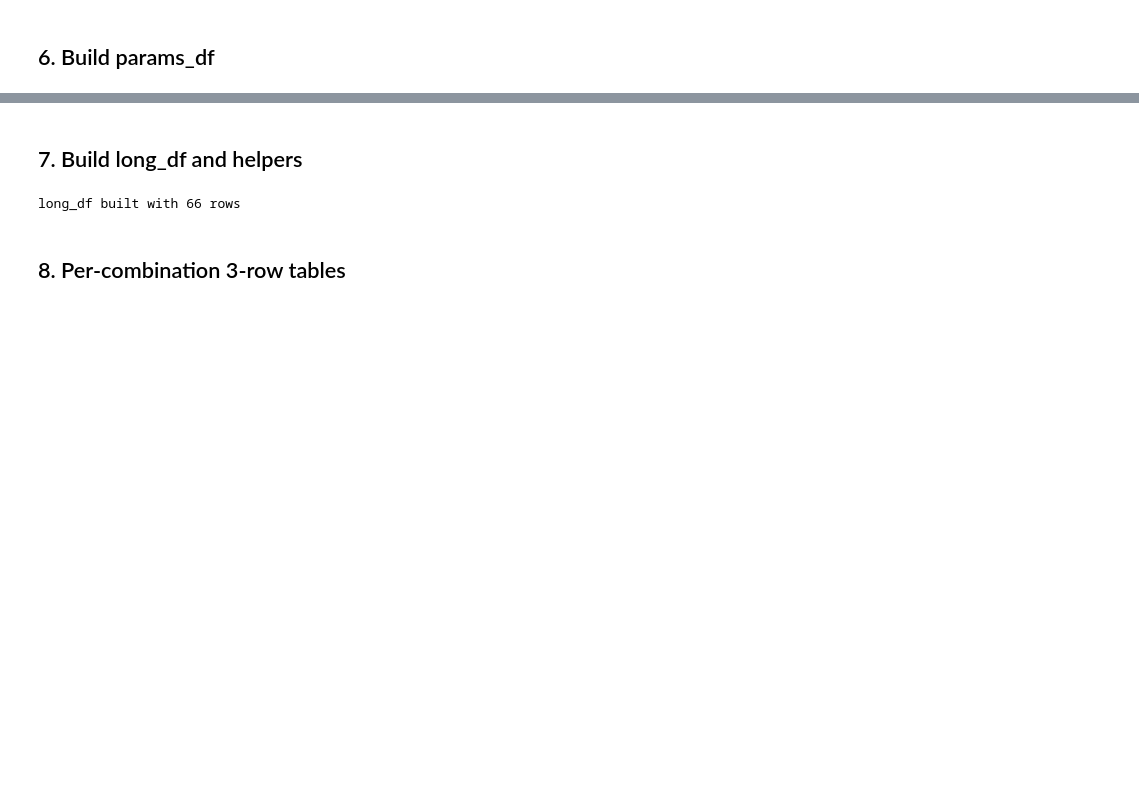
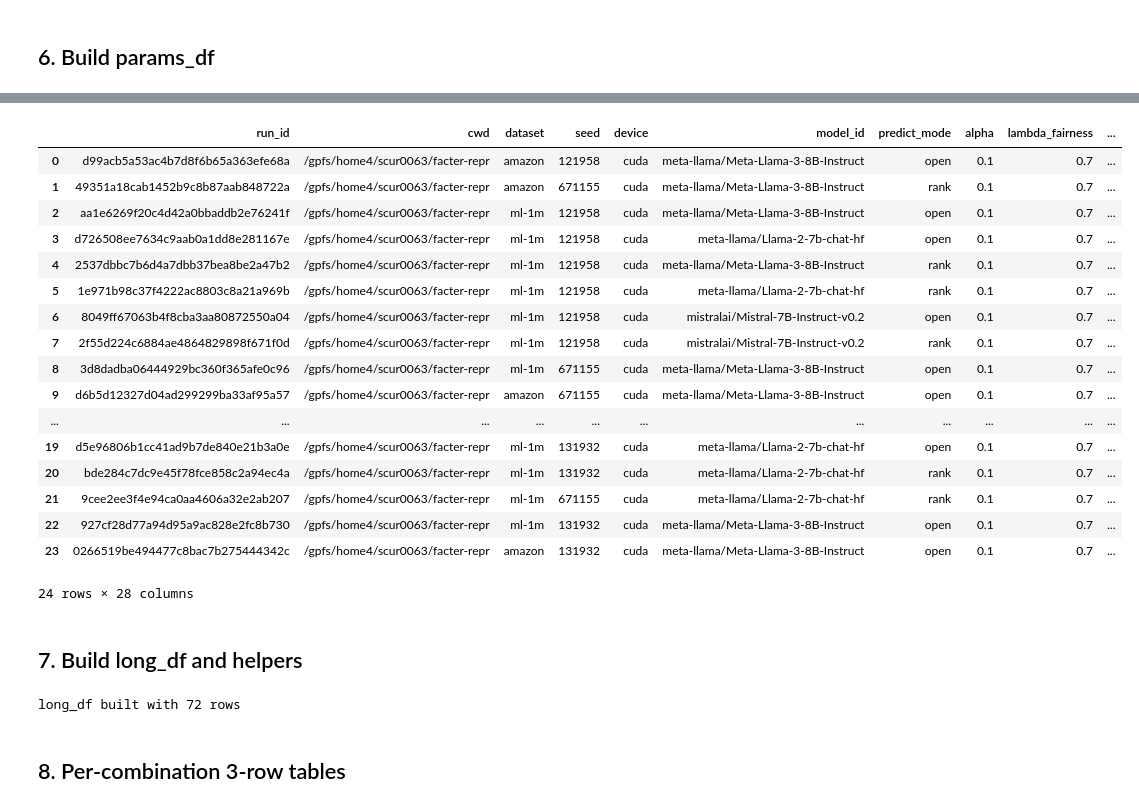
Before and after one commit to oscar-omlf/facter-repr, a Jupyter notebook: results_analysis.ipynb, the cells around one changed output, grey strips where cells are left out. Saved outputs shown, nothing was run; the diff lists cells and outputs as text; code cells hidden in the pictures; blank space fills up the shorter version.

```diff
--- a/results_analysis.ipynb
+++ b/results_analysis.ipynb
@@ -270,9 +176,30 @@ params_df shape: (22, 28)
+# %%
+display(params_df)
+# %% [output]
+|  | run_id | cwd | dataset | seed | device | model_id | predict_mode | alpha | lambda_fairness | ... |
+| 0 | d99acb5a53ac4b7d8f6b65a363efe68a | /gpfs/home4/scur0063/facter-repr | amazon | 121958 | cuda | meta-llama/Meta-Llama-3-8B-Instruct | open | 0.1 | 0.7 | ... |
+| 1 | 49351a18cab1452b9c8b87aab848722a | /gpfs/home4/scur0063/facter-repr | amazon | 671155 | cuda | meta-llama/Meta-Llama-3-8B-Instruct | rank | 0.1 | 0.7 | ... |
+| 2 | aa1e6269f20c4d42a0bbaddb2e76241f | /gpfs/home4/scur0063/facter-repr | ml-1m | 121958 | cuda | meta-llama/Meta-Llama-3-8B-Instruct | open | 0.1 | 0.7 | ... |
+| 3 | d726508ee7634c9aab0a1dd8e281167e | /gpfs/home4/scur0063/facter-repr | ml-1m | 121958 | cuda | meta-llama/Llama-2-7b-chat-hf | open | 0.1 | 0.7 | ... |
+| 4 | 2537dbbc7b6d4a7dbb37bea8be2a47b2 | /gpfs/home4/scur0063/facter-repr | ml-1m | 121958 | cuda | meta-llama/Meta-Llama-3-8B-Instruct | rank | 0.1 | 0.7 | ... |
+| 5 | 1e971b98c37f4222ac8803c8a21a969b | /gpfs/home4/scur0063/facter-repr | ml-1m | 121958 | cuda | meta-llama/Llama-2-7b-chat-hf | rank | 0.1 | 0.7 | ... |
+| 6 | 8049ff67063b4f8cba3aa80872550a04 | /gpfs/home4/scur0063/facter-repr | ml-1m | 121958 | cuda | mistralai/Mistral-7B-Instruct-v0.2 | open | 0.1 | 0.7 | ... |
+| 7 | 2f55d224c6884ae4864829898f671f0d | /gpfs/home4/scur0063/facter-repr | ml-1m | 121958 | cuda | mistralai/Mistral-7B-Instruct-v0.2 | rank | 0.1 | 0.7 | ... |
+| 8 | 3d8dadba06444929bc360f365afe0c96 | /gpfs/home4/scur0063/facter-repr | ml-1m | 671155 | cuda | meta-llama/Meta-Llama-3-8B-Instruct | open | 0.1 | 0.7 | ... |
+| 9 | d6b5d12327d04ad299299ba33af95a57 | /gpfs/home4/scur0063/facter-repr | amazon | 671155 | cuda | meta-llama/Meta-Llama-3-8B-Instruct | open | 0.1 | 0.7 | ... |
+| ... | ... | ... | ... | ... | ... | ... | ... | ... | ... | ... |
+| 19 | d5e96806b1cc41ad9b7de840e21b3a0e | /gpfs/home4/scur0063/facter-repr | ml-1m | 131932 | cuda | meta-llama/Llama-2-7b-chat-hf | open | 0.1 | 0.7 | ... |
+| 20 | bde284c7dc9e45f78fce858c2a94ec4a | /gpfs/home4/scur0063/facter-repr | ml-1m | 131932 | cuda | meta-llama/Llama-2-7b-chat-hf | rank | 0.1 | 0.7 | ... |
+| 21 | 9cee2ee3f4e94ca0aa4606a32e2ab207 | /gpfs/home4/scur0063/facter-repr | ml-1m | 671155 | cuda | meta-llama/Llama-2-7b-chat-hf | rank | 0.1 | 0.7 | ... |
+| 22 | 927cf28d77a94d95a9ac828e2fc8b730 | /gpfs/home4/scur0063/facter-repr | ml-1m | 131932 | cuda | meta-llama/Meta-Llama-3-8B-Instruct | open | 0.1 | 0.7 | ... |
+| 23 | 0266519be494477c8bac7b275444342c | /gpfs/home4/scur0063/facter-repr | amazon | 131932 | cuda | meta-llama/Meta-Llama-3-8B-Instruct | open | 0.1 | 0.7 | ... |
+24 rows × 28 columns
 # %% [markdown]
 ## 7. Build long_df and helpers
 # %%
 # Helpers and long-format build for final aggregates
 
-metrics_of_interest = ['ndcg_multi', 'ndcg_single', 'recall_multi', 'recall_single', 'SNSV', 'CFR', 'n_violations']
+metrics_of_interest = ['ndcg_multi', 'ndcg_single', 'recall_multi', 'recall_single', 'snsr', 'CFR', 'n_violations', 'Q0_violations']
 
 # Helper: find metric columns containing all terms (case-insensitive, skip *_mean/_std aggregates)
 def find_metric_cols(index_like_iterable, include_terms):
@@ -328,10 +255,10 @@ else:
             'ndcg_single': pick_baseline(row, 'baseline_neutral', ['ndcg', 'single']),
             'recall_multi': pick_baseline(row, 'baseline_neutral', ['recall', 'multi']),
             'recall_single': pick_baseline(row, 'baseline_neutral', ['recall', 'single']),
-            'SNSV': pick_baseline(row, 'baseline_neutral', ['snsv']),
-            'SNSV_gender': pick_baseline(row, 'baseline_neutral', ['snsv', 'gender']),
-            'SNSV_occupation': pick_baseline(row, 'baseline_neutral', ['snsv', 'occupation']),
-            'SNSV_age': pick_baseline(row, 'baseline_neutral', ['snsv', 'age']),
+            'snsr': pick_baseline(row, 'baseline_neutral', ['snsr']),
+            'snsr_gender': pick_baseline(row, 'baseline_neutral', ['snsr', 'gender']),
+            'snsr_occupation': pick_baseline(row, 'baseline_neutral', ['snsr', 'occupation']),
+            'snsr_age': pick_baseline(row, 'baseline_neutral', ['snsr', 'age']),
             'CFR': pick_baseline(row, 'baseline_neutral', ['cfr', 'all']),
             'CFR_gender': pick_baseline(row, 'baseline_neutral', ['cfr', 'gender']),
             'CFR_occupation': pick_baseline(row, 'baseline_neutral', ['cfr', 'occupation']),
@@ -340,6 +267,7 @@ else:
         if pd.isna(neutral['CFR']):
             neutral['CFR'] = pick_baseline(row, 'baseline_neutral', ['cfr'])
         neutral['n_violations'] = pick_baseline(row, 'baseline_neutral', ['n_violations'])
+        neutral['fixedQ0_corrected_violations'] = pick_baseline(row, 'baseline_neutral', ['violations', 'fixedq0', 'corrected'])
         records.append(neutral)
 
         # Baseline fair
@@ -349,10 +277,10 @@ else:
             'ndcg_single': pick_baseline(row, 'baseline_fair', ['ndcg', 'single']),
             'recall_multi': pick_baseline(row, 'baseline_fair', ['recall', 'multi']),
             'recall_single': pick_baseline(row, 'baseline_fair', ['recall', 'single']),
-            'SNSV': pick_baseline(row, 'baseline_fair', ['snsv']),
-            'SNSV_gender': pick_baseline(row, 'baseline_fair', ['snsv', 'gender']),
-            'SNSV_occupation': pick_baseline(row, 'baseline_fair', ['snsv', 'occupation']),
-            'SNSV_age': pick_baseline(row, 'baseline_fair', ['snsv', 'age']),
+            'snsr': pick_baseline(row, 'baseline_fair', ['snsr']),
+            'snsr_gender': pick_baseline(row, 'baseline_fair', ['snsr', 'gender']),
+            'snsr_occupation': pick_baseline(row, 'baseline_fair', ['snsr', 'occupation']),
+            'snsr_age': pick_baseline(row, 'baseline_fair', ['snsr', 'age']),
             'CFR': pick_baseline(row, 'baseline_fair', ['cfr', 'all']),
             'CFR_gender': pick_baseline(row, 'baseline_fair', ['cfr', 'gender']),
             'CFR_occupation': pick_baseline(row, 'baseline_fair', ['cfr', 'occupation']),
@@ -361,6 +289,7 @@ else:
         if pd.isna(fair['CFR']):
             fair['CFR'] = pick_baseline(row, 'baseline_fair', ['cfr'])
         fair['n_violations'] = pick_baseline(row, 'baseline_fair', ['n_violations'])
+        fair['fixedQ0_corrected_violations'] = pick_baseline(row, 'baseline_fair', ['violations', 'fixedq0', 'corrected'])
         records.append(fair)
 
         # FACTER (prefer iter3 then iter2/iter1/any)
@@ -370,15 +299,16 @@ else:
             'ndcg_single': ['ndcg', 'single'],
             'recall_multi': ['recall', 'multi'],
             'recall_single': ['recall', 'single'],
-            'SNSV': ['snsv'],
-            'SNSV_gender': ['snsv', 'gender'],
-            'SNSV_occupation': ['snsv', 'occupation'],
-            'SNSV_age': ['snsv', 'age'],
+            'snsr': ['snsr'],
+            'snsr_gender': ['snsr', 'gender'],
+            'snsr_occupation': ['snsr', 'occupation'],
+            'snsr_age': ['snsr', 'age'],
             'CFR': ['cfr'],
             'CFR_gender': ['cfr', 'gender'],
             'CFR_occupation': ['cfr', 'occupation'],
             'CFR_age': ['cfr', 'age'],
-            'n_violations': ['violat']
+            'n_violations': ['violat'],
+            'fixedQ0_corrected_violations': ['violations', 'fixedq0', 'corrected']
         }.items():
             val = pick_metric(row, terms, prefer_iter=3)
             if pd.isna(val):
@@ -393,7 +323,7 @@ else:
     long_df = pd.DataFrame(records)
     print(f"long_df built with {len(long_df)} rows")
 # %% [output]
-long_df built with 66 rows
+long_df built with 72 rows
 # %% [markdown]
 ## 8. Per-combination 3-row tables
 # %%
```
Also changed, not shown: parts of 11 cells of this notebook, 32 other files.
